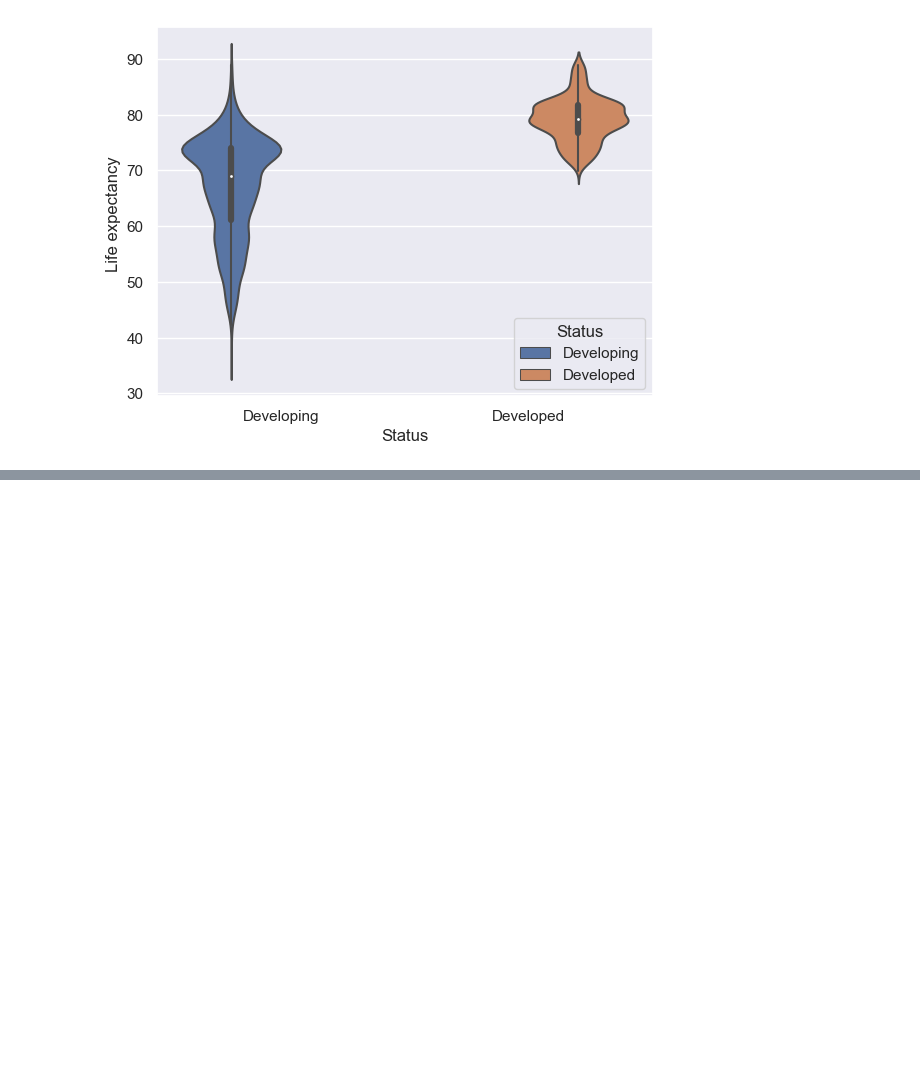
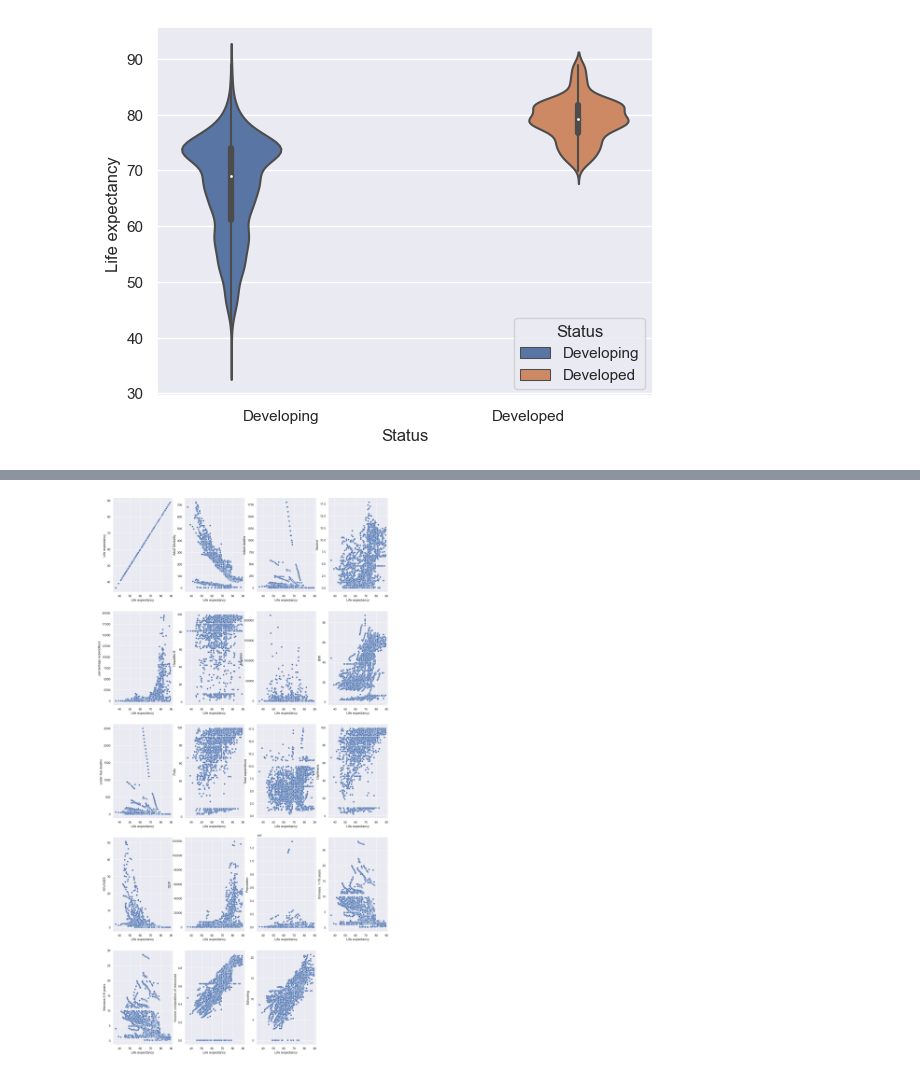
Before and after one commit to showmidelo/life-expectancy-WHO, a Jupyter notebook: project.ipynb, the cells around one changed output, grey strips where cells are left out. Cells and saved outputs as stored; diff of their text form; code cells hidden in the pictures; blank space fills up the shorter version.

```diff
--- a/project.ipynb
+++ b/project.ipynb
@@ -246,0 +262,9 @@ sns.violinplot(data =df,x='Status',y='Life expectancy ',hue="Status");
+# %%
+plt.figure(figsize=(18,36))
+i = 1
+for col_name in num_columns:
+    plt.subplot(5,4,i)
+    sns.scatterplot(data=df,x = "Life expectancy ", y=col_name)
+    i +=1
+# %% [output]
+[figure, added]
```
Also changed, not shown: parts of 4 cells of this notebook.
